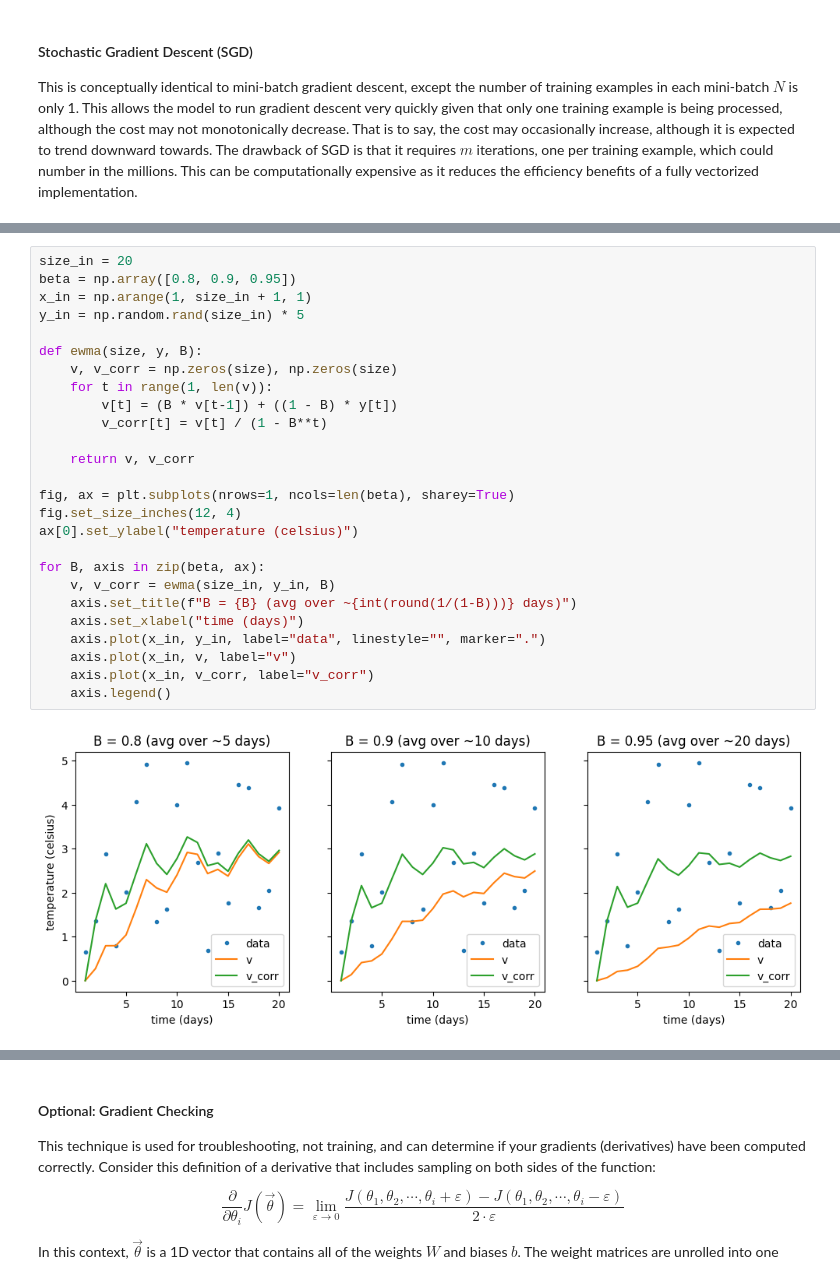
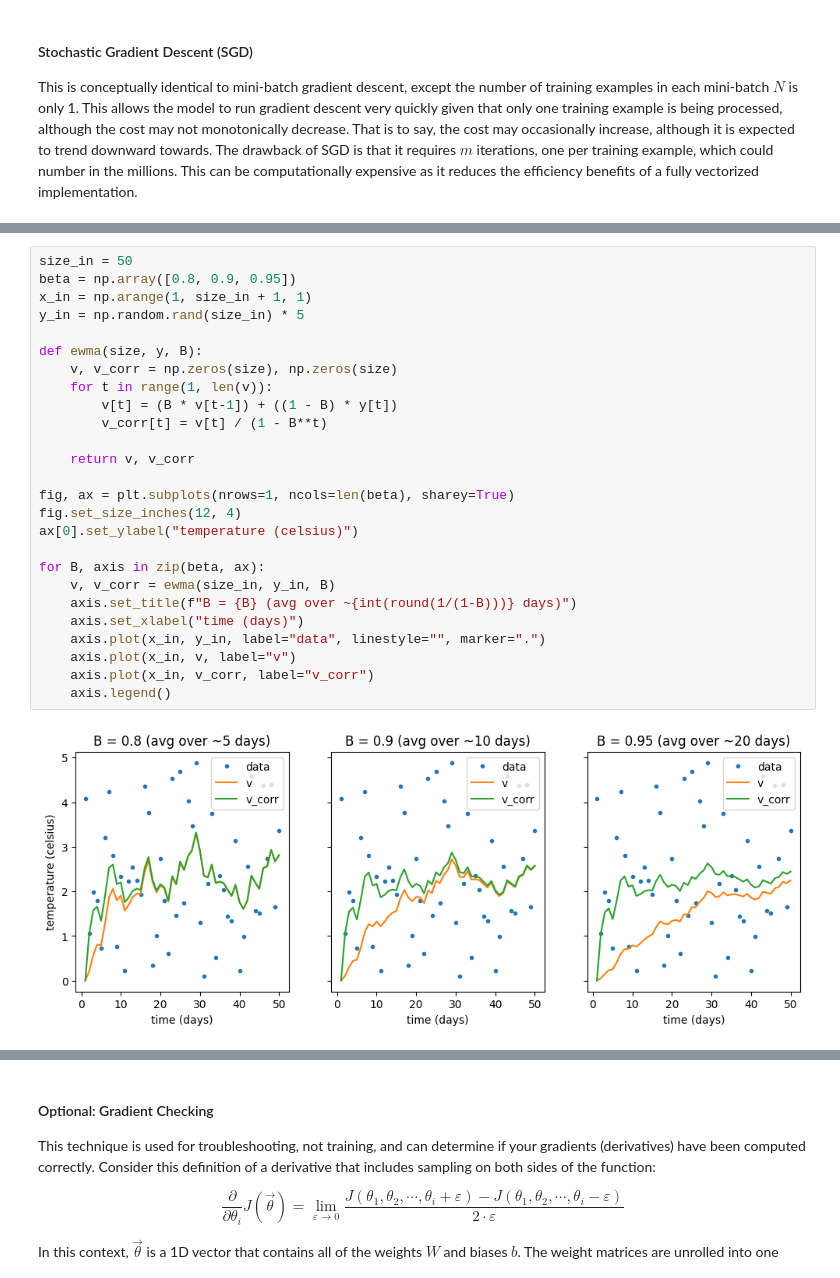
Before and after one commit to nickrusso42518/ml-qrg, a Jupyter notebook: ml_qrg.ipynb, the cells around one changed output, grey strips where cells are left out. Drawn from its saved outputs; the diff is of its cells as text.

```diff
--- a/ml_qrg.ipynb
+++ b/ml_qrg.ipynb
@@ -965,33 +965,33 @@ V_{t\_corr} = & \frac{V_t}{1-\beta^t}
 \end{align}
 $$
 # %%
-size_in = 20
+size_in = 50
 beta = np.array([0.8, 0.9, 0.95])
 x_in = np.arange(1, size_in + 1, 1)
 y_in = np.random.rand(size_in) * 5
 
 def ewma(size, y, B):
     v, v_corr = np.zeros(size), np.zeros(size)
     for t in range(1, len(v)):
         v[t] = (B * v[t-1]) + ((1 - B) * y[t])
         v_corr[t] = v[t] / (1 - B**t)
 
     return v, v_corr
 
 fig, ax = plt.subplots(nrows=1, ncols=len(beta), sharey=True)
 fig.set_size_inches(12, 4)
 ax[0].set_ylabel("temperature (celsius)")
 
 for B, axis in zip(beta, ax):
     v, v_corr = ewma(size_in, y_in, B)
     axis.set_title(f"B = {B} (avg over ~{int(round(1/(1-B)))} days)")
     axis.set_xlabel("time (days)")
     axis.plot(x_in, y_in, label="data", linestyle="", marker=".")
     axis.plot(x_in, v, label="v")
     axis.plot(x_in, v_corr, label="v_corr")
     axis.legend()
 # %% [output]
-[figure, old version]
+[figure, new version]
 # %% [markdown]
 In the context of gradient descent, the EWMA resembles "momentum", allowing the algorithm to trend downhill more quickly without oscillations in dimensions that diverge from the global minimum. This strategy can be combined with any of the aforementioned gradient descent variants (batch, mini-batch, or stochastic).
 
```
Also changed, not shown: parts of 5 cells of this notebook.
